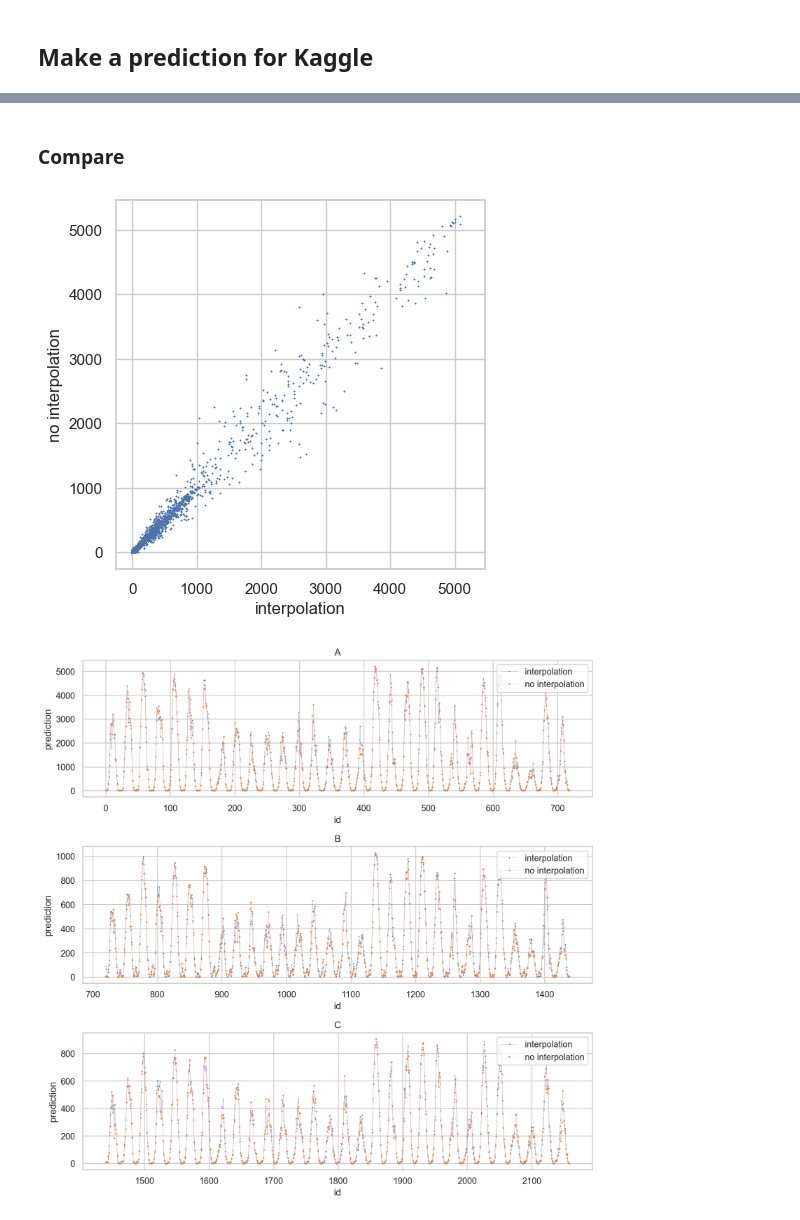
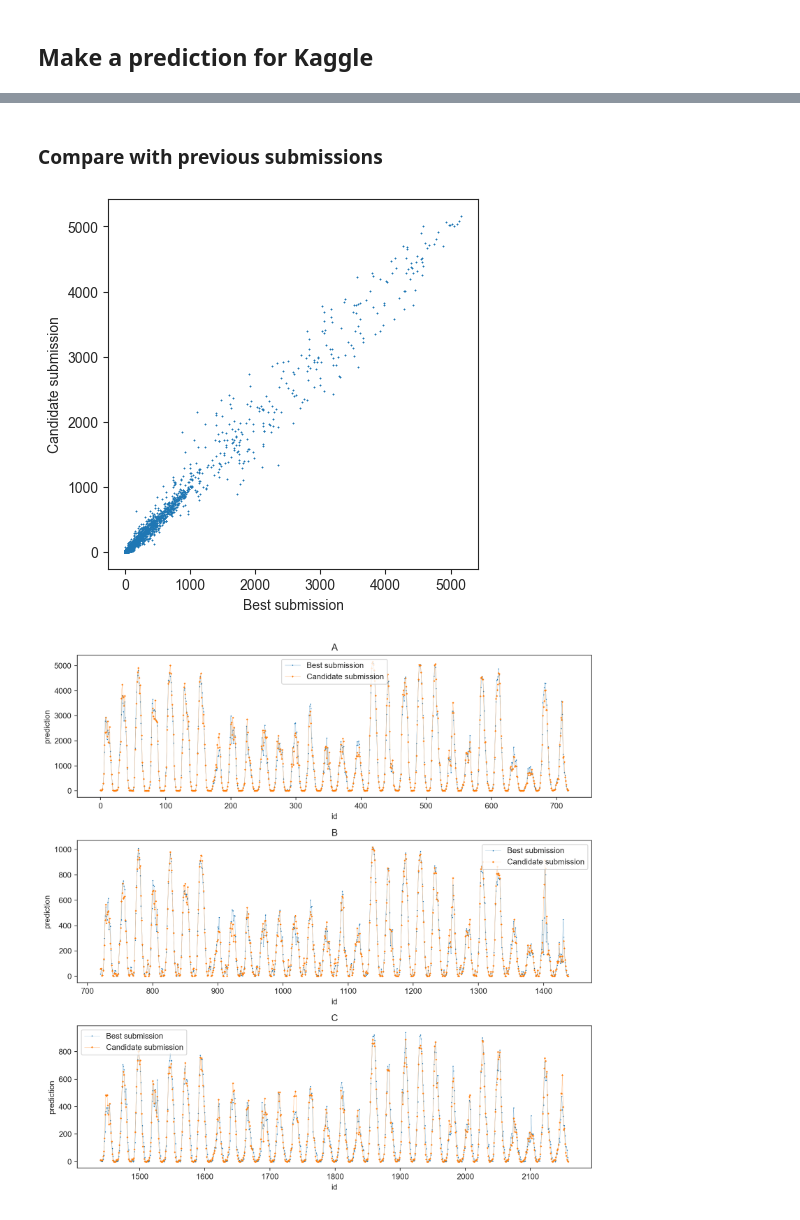
Before and after one commit to hugokerino/Energy-forecasting-NTNU, a Jupyter notebook: data/Noe/Short_notebook_1.ipynb, the cells around one changed output, grey strips where cells are left out. Drawn from its saved outputs; the diff is of its cells as text; code cells hidden in the pictures.

Commit message:
Trained catboost+kneighbor+dectree to lgb v2. BAD

```diff
--- a/data/Noe/Short_notebook_1.ipynb
+++ b/data/Noe/Short_notebook_1.ipynb
@@ -2656,29 +1005,0 @@ print('Done')
-# %%
-# generate predictions on new unseen data and compare each model
-X_new = X_test.to_numpy()
-stack_pred = stacking.predict(
-    np.column_stack([
-        rf.predict(X_new),
-        gb.predict(X_new),
-        kn.predict(X_new)
-    ])
-)
-
-stack_mae = mean_absolute_error(stack_pred,Y_test)
-
-
-plt.figure()
-plt.scatter(Y_test,stack_pred,s=0.2)
-plt.title(f"MAE = {stack_mae:.2f}")
-plt.axis("square")
-plt.show()
-
-fig,ax = plt.subplots(nrows=1,ncols=3,figsize=(10,10),dpi=200)
-for index,model in enumerate([rf,gb,kn]):
-    pred = model.predict(X_new)
-    mae = mean_absolute_error(pred,Y_test)
-    ax[index].scatter(Y_test,pred,s=0.2)
-    ax[index].set_title(["rf","gb","kn"][index]+f" MAE = {mae:.2f}")
-    ax[index].axis("square")
-fig.tight_layout()
-plt.show()
@@ -2903,34 +1472,34 @@ submission.to_csv("Submissions/"+name+".csv",
 # %% [markdown]
-### Compare
+### Compare with previous submissions
 # %%
 # Compare with previous solutions
 # sub1 = pd.read_csv('Submissions/catboost_kneighbor_dectree_to_lgb_lag2_minmax_v1.csv')
-sub1 = pd.read_csv('Submissions/xgb_catboost_dectree_kneighbor_to_lgb_minmax_lag0_NO_round_hours.csv')
-sub2 = pd.read_csv('Submissions/xgb_catboost_dectree_kneighbor_to_lgb_minmax_lag0_round_hours.csv')
-name1 = "interpolation"
-name2 = "no interpolation"
+sub1 = pd.read_csv('Submissions/catboost_kneighbor_dectree_to_lgb_lag2_minmax_v1_Cupdate.csv')
+sub2 = pd.read_csv('Submissions/catboost_kneighbor_dectree_to_lgb_lag2_minmax_v2.csv')
+name1 = "Best submission"
+name2 = "Candidate submission"
 
 # x=np.arange(0,len(PREDICTION_A))
 plt.figure()
 plt.scatter(sub1['prediction'],sub2['prediction'],s=0.05,marker="*")
 plt.xlabel(name1)
 plt.ylabel(name2)
 # plt.xscale("log")
 # plt.yscale("log")
 plt.axis("square")
 plt.show()
 
 n=sub1.shape[0]//3
 fig,ax = plt.subplots(nrows=3,ncols=1,figsize=(10,10),dpi=200)
 for index,loc in enumerate(['A','B','C']):
     ax[index].plot(sub1['id'].iloc[index*n:(index+1)*n-1],sub1['prediction'].iloc[index*n:(index+1)*n-1],'-*',linewidth = 0.2, markersize = 0.8, label = name1)
     ax[index].plot(sub2['id'].iloc[index*n:(index+1)*n-1],sub2['prediction'].iloc[index*n:(index+1)*n-1],'-+',linewidth = 0.2, markersize = 2, label = name2)
     ax[index].set_xlabel("id")
     ax[index].set_ylabel("prediction")
     ax[index].set_title(loc)
     ax[index].legend()
 fig.tight_layout()
 plt.show()
 # %% [output]
-[figure, old version]
+[figure, new version]
-[figure, old version]
+[figure, new version]
```
Also changed, not shown: parts of 142 cells of this notebook, 1 other file.
